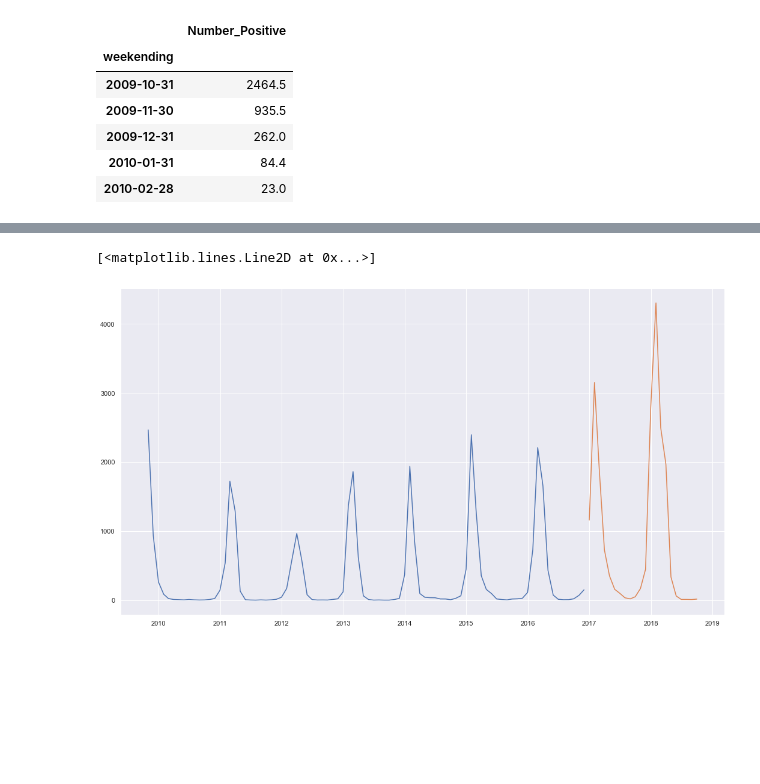
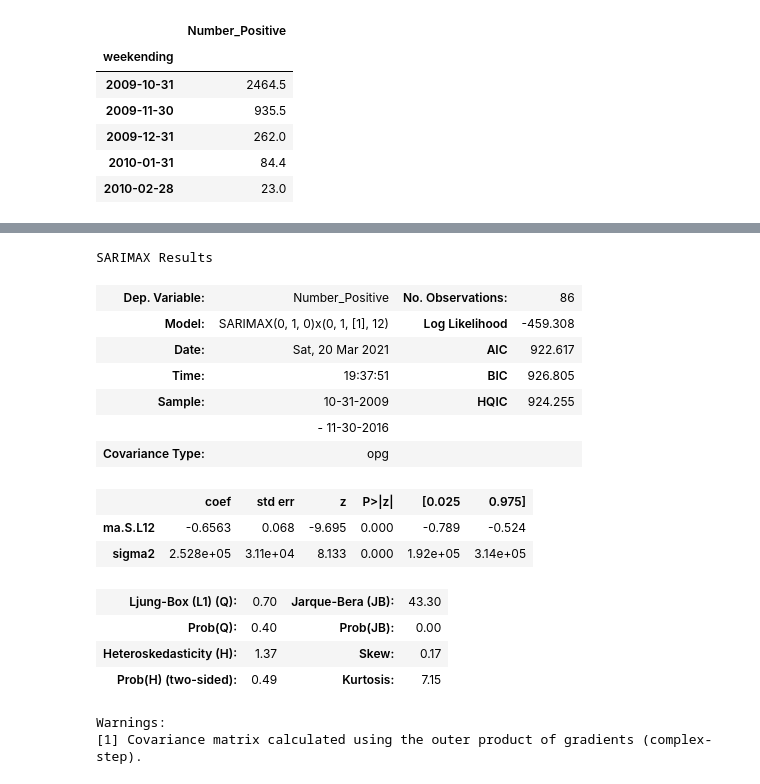
Before and after one commit to danypark91/ts_sarimax, a Jupyter notebook: flu.ipynb, the cells around one changed output, grey strips where cells are left out. Drawn from its saved outputs; the diff is of its cells as text; code cells hidden in the pictures; blank space fills up the shorter version.

Commit message:
Flu Time Series

```diff
--- a/flu.ipynb
+++ b/flu.ipynb
@@ -344,7 +331,29 @@ Warnings:
-# %%
-# Visual representation of the split
-plt.plot(train_inf)
-plt.plot(test_inf)
-# %% [output]
-[<matplotlib.lines.Line2D at 0x...>]
-[figure, removed]
+# %%
+# Fit on train model
+from statsmodels.tsa.statespace.sarimax import SARIMAX
+
+model = SARIMAX(train_inf,
+                order=(0,1,0),
+                seasonal_order=(0,1,1,12),
+               enforce_stationarity = False,
+               enforce_invertibility = False)
+result = model.fit()
+result.summary()
+# %% [output]
+SARIMAX Results
+| Dep. Variable: | Number_Positive | No. Observations: | 86 |
+| Model: | SARIMAX(0, 1, 0)x(0, 1, [1], 12) | Log Likelihood | -459.308 |
+| Date: | Sat, 20 Mar 2021 | AIC | 922.617 |
+| Time: | 19:37:51 | BIC | 926.805 |
+| Sample: | 10-31-2009 | HQIC | 924.255 |
+|  | - 11-30-2016 |  |  |
+| Covariance Type: | opg |  |  |
+|  | coef | std err | z | P>|z| | [0.025 | 0.975] |
+| ma.S.L12 | -0.6563 | 0.068 | -9.695 | 0.000 | -0.789 | -0.524 |
+| sigma2 | 2.528e+05 | 3.11e+04 | 8.133 | 0.000 | 1.92e+05 | 3.14e+05 |
+| Ljung-Box (L1) (Q): | 0.70 | Jarque-Bera (JB): | 43.30 |
+| Prob(Q): | 0.40 | Prob(JB): | 0.00 |
+| Heteroskedasticity (H): | 1.37 | Skew: | 0.17 |
+| Prob(H) (two-sided): | 0.49 | Kurtosis: | 7.15 |
+Warnings:
+[1] Covariance matrix calculated using the outer product of gradients (complex-step).
```
Also changed, not shown: parts of 6 cells of this notebook.
